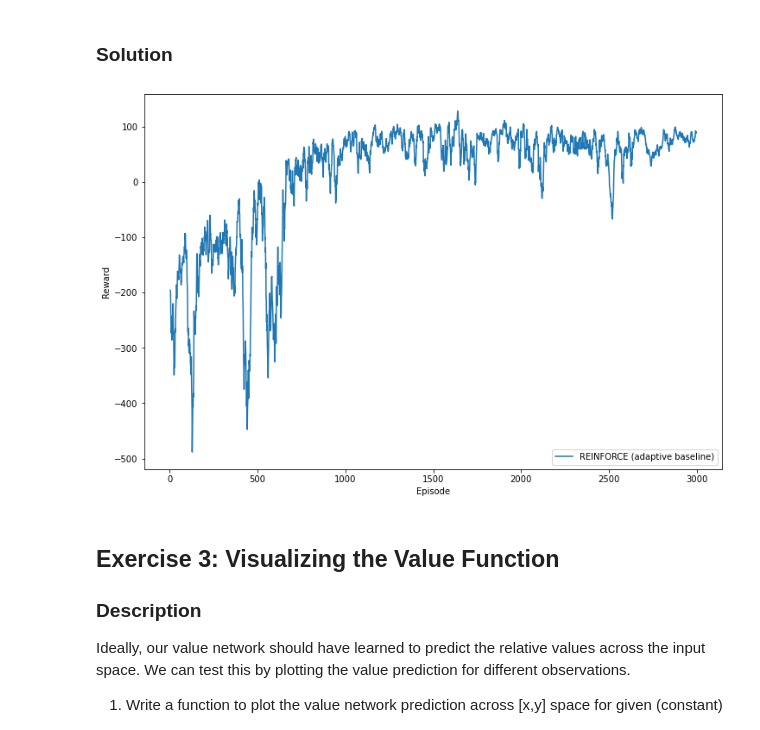
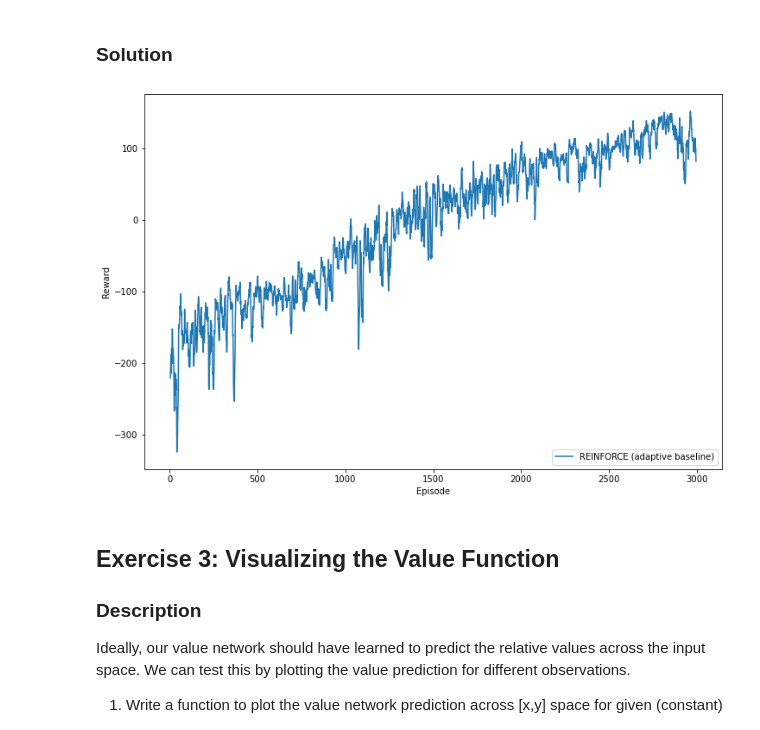
Before and after one commit to sylvainlugeon/rl_project, a Jupyter notebook: miniproject1.ipynb, the cells around one changed output. Saved outputs shown, nothing was run; the diff lists cells and outputs as text; code cells hidden in the pictures.

```diff
--- a/miniproject1.ipynb
+++ b/miniproject1.ipynb
@@ -516,18 +523,19 @@ TECHNICAL NOTE: Some textbooks may refer to this approach as "Actor-Critic", whe
 # %% [markdown]
 ### Solution
 # %%
+# plot done without using sample weight
 if training:
     results = Results()
-    policy_learning_rate = 2e-3
-    value_learning_rate = 2e-3
-    episodes, d_model = run_experiment("REINFORCE (adaptive baseline)", discrete_env, num_episodes, policy_learning_rate=0.001,
-                                   value_learning_rate=0.0001, baseline='adaptive')
+    policy_learning_rate = 0.002
+    value_learning_rate = 0.003
+    episodes, d_model = run_experiment("REINFORCE (adaptive baseline)", discrete_env, num_episodes, policy_learning_rate,
+                                   value_learning_rate, baseline='adaptive')
     results.save('rl-res2-adaptive')
 else:
     results = Results(filename='rl-res2.npz')
     results.plot(plot_window)
 # %% [output]
-[figure, old version]
+[figure, new version]
 # %%
 if render_landing:
     render(episodes[-1], discrete_env)
```
Also changed, not shown: parts of 5 cells of this notebook.
